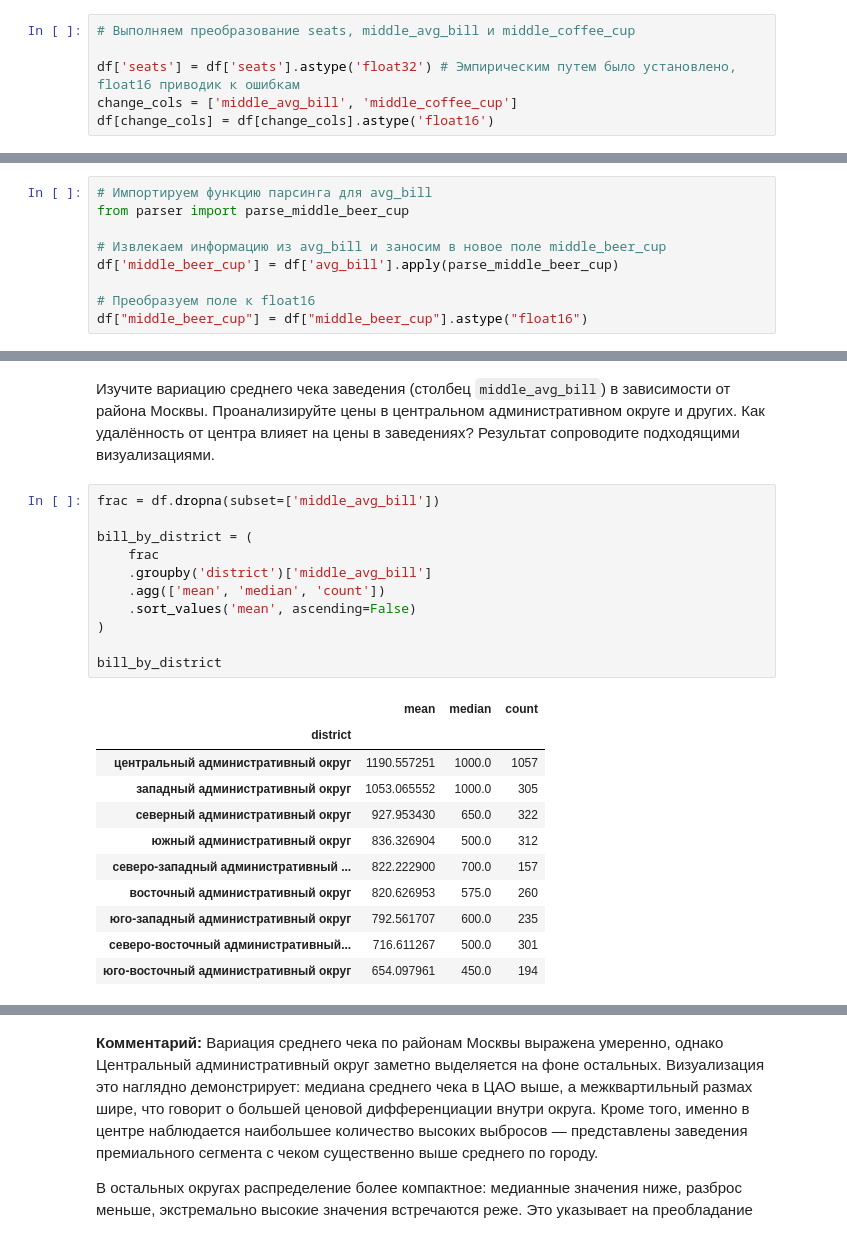
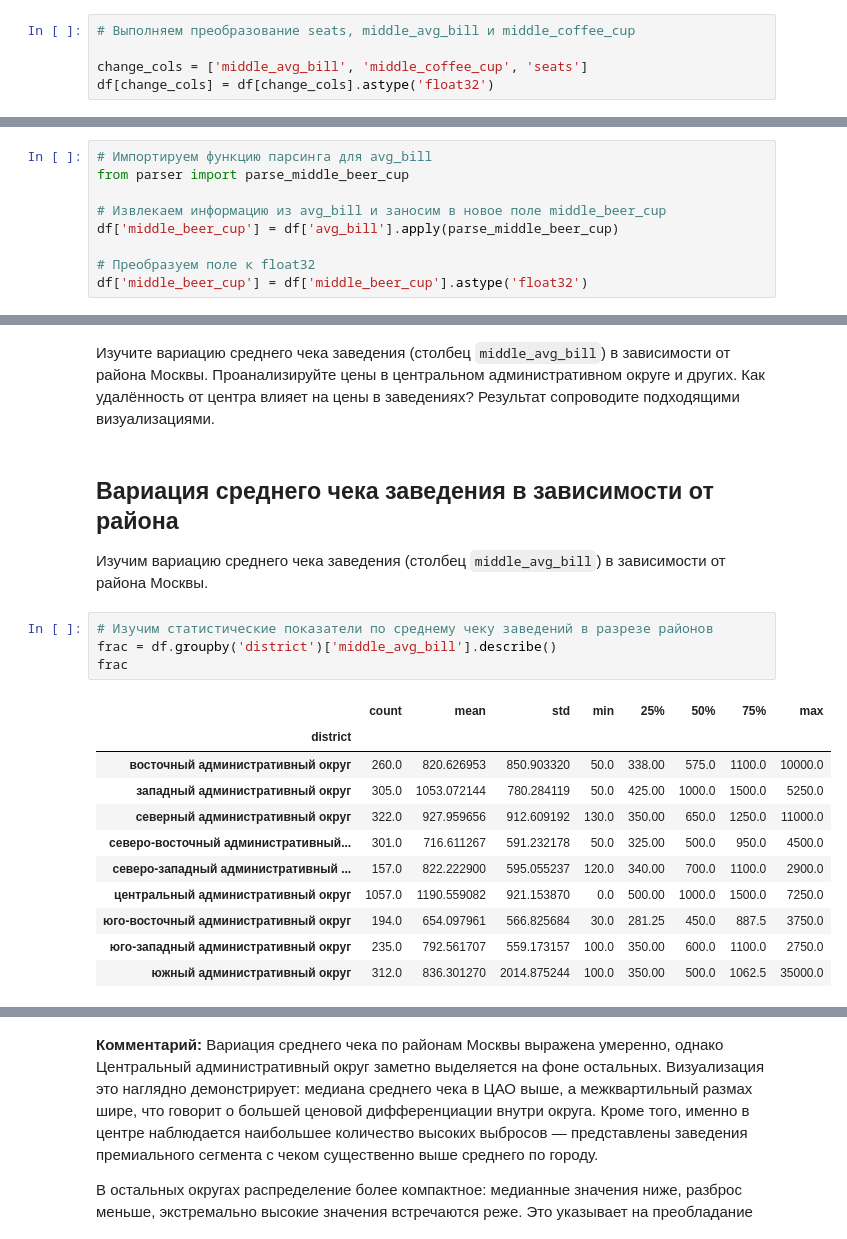
Before and after one commit to achezganov/msk_food_investment_research, a Jupyter notebook: EDA.ipynb, the cells around one changed output, grey strips where cells are left out. Cells and saved outputs as stored; diff of their text form.

```diff
--- a/EDA.ipynb
+++ b/EDA.ipynb
@@ -311,9 +311,8 @@ df['rating'] = df['rating'].astype('int8')
 # %%
 # Выполняем преобразование seats, middle_avg_bill и middle_coffee_cup
 
-df['seats'] = df['seats'].astype('float32') # Эмпирическим путем было установлено, float16 приводик к ошибкам
-change_cols = ['middle_avg_bill', 'middle_coffee_cup']
-df[change_cols] = df[change_cols].astype('float16')
+change_cols = ['middle_avg_bill', 'middle_coffee_cup', 'seats']
+df[change_cols] = df[change_cols].astype('float32')
 # %%
 # Выведем результат преобразований
 df.info()
@@ -599,8 +598,8 @@ from parser import parse_middle_beer_cup
 # Извлекаем информацию из avg_bill и заносим в новое поле middle_beer_cup
 df['middle_beer_cup'] = df['avg_bill'].apply(parse_middle_beer_cup)
 
-# Преобразуем поле к float16
-df["middle_beer_cup"] = df["middle_beer_cup"].astype("float16")
+# Преобразуем поле к float32
+df['middle_beer_cup'] = df['middle_beer_cup'].astype('float32')
 # %%
 # Выполним проверку
 test = df[['avg_bill', 'middle_beer_cup']]
@@ -1404,26 +1506,22 @@ plt.show()
 Также можно заметить, что наиболее крупные сети — это кофейни, и их присутствие в топе подавляющее. Все остальные категории сохраняют пропорциональную убывающую тенденцию: чем менее численная категория, тем меньше в топе сетей этой категории.
 # %% [markdown]
 Изучите вариацию среднего чека заведения (столбец `middle_avg_bill`) в зависимости от района Москвы. Проанализируйте цены в центральном административном округе и других. Как удалённость от центра влияет на цены в заведениях? Результат сопроводите подходящими визуализациями.
+# %% [markdown]
+## Вариация среднего чека заведения в зависимости от района
+Изучим вариацию среднего чека заведения (столбец `middle_avg_bill`) в зависимости от района Москвы.
 # %%
-frac = df.dropna(subset=['middle_avg_bill'])
-
-bill_by_district = (
-    frac
-    .groupby('district')['middle_avg_bill']
-    .agg(['mean', 'median', 'count'])
-    .sort_values('mean', ascending=False)
-)
-
-bill_by_district
+# Изучим статистические показатели по среднему чеку заведений в разрезе районов
+frac = df.groupby('district')['middle_avg_bill'].describe()
+frac
 # %% [output]
-|  | mean | median | count |
-| district |  |  |  |
-| центральный административный округ | 1190.557251 | 1000.0 | 1057 |
-| западный административный округ | 1053.065552 | 1000.0 | 305 |
-| северный административный округ | 927.953430 | 650.0 | 322 |
-| южный административный округ | 836.326904 | 500.0 | 312 |
-| северо-западный административный ... | 822.222900 | 700.0 | 157 |
-| восточный административный округ | 820.626953 | 575.0 | 260 |
-| юго-западный административный округ | 792.561707 | 600.0 | 235 |
-| северо-восточный административный... | 716.611267 | 500.0 | 301 |
-| юго-восточный административный округ | 654.097961 | 450.0 | 194 |
+|  | count | mean | std | min | 25% | 50% | 75% | max |
+| district |  |  |  |  |  |  |  |  |
+| восточный административный округ | 260.0 | 820.626953 | 850.903320 | 50.0 | 338.00 | 575.0 | 1100.0 | 10000.0 |
+| западный административный округ | 305.0 | 1053.072144 | 780.284119 | 50.0 | 425.00 | 1000.0 | 1500.0 | 5250.0 |
+| северный административный округ | 322.0 | 927.959656 | 912.609192 | 130.0 | 350.00 | 650.0 | 1250.0 | 11000.0 |
+| северо-восточный административный... | 301.0 | 716.611267 | 591.232178 | 50.0 | 325.00 | 500.0 | 950.0 | 4500.0 |
+| северо-западный административный ... | 157.0 | 822.222900 | 595.055237 | 120.0 | 340.00 | 700.0 | 1100.0 | 2900.0 |
+| центральный административный округ | 1057.0 | 1190.559082 | 921.153870 | 0.0 | 500.00 | 1000.0 | 1500.0 | 7250.0 |
+| юго-восточный административный округ | 194.0 | 654.097961 | 566.825684 | 30.0 | 281.25 | 450.0 | 887.5 | 3750.0 |
+| юго-западный административный округ | 235.0 | 792.561707 | 559.173157 | 100.0 | 350.00 | 600.0 | 1100.0 | 2750.0 |
+| южный административный округ | 312.0 | 836.301270 | 2014.875244 | 100.0 | 350.00 | 500.0 | 1062.5 | 35000.0 |
```
Also changed, not shown: parts of 25 cells of this notebook.
